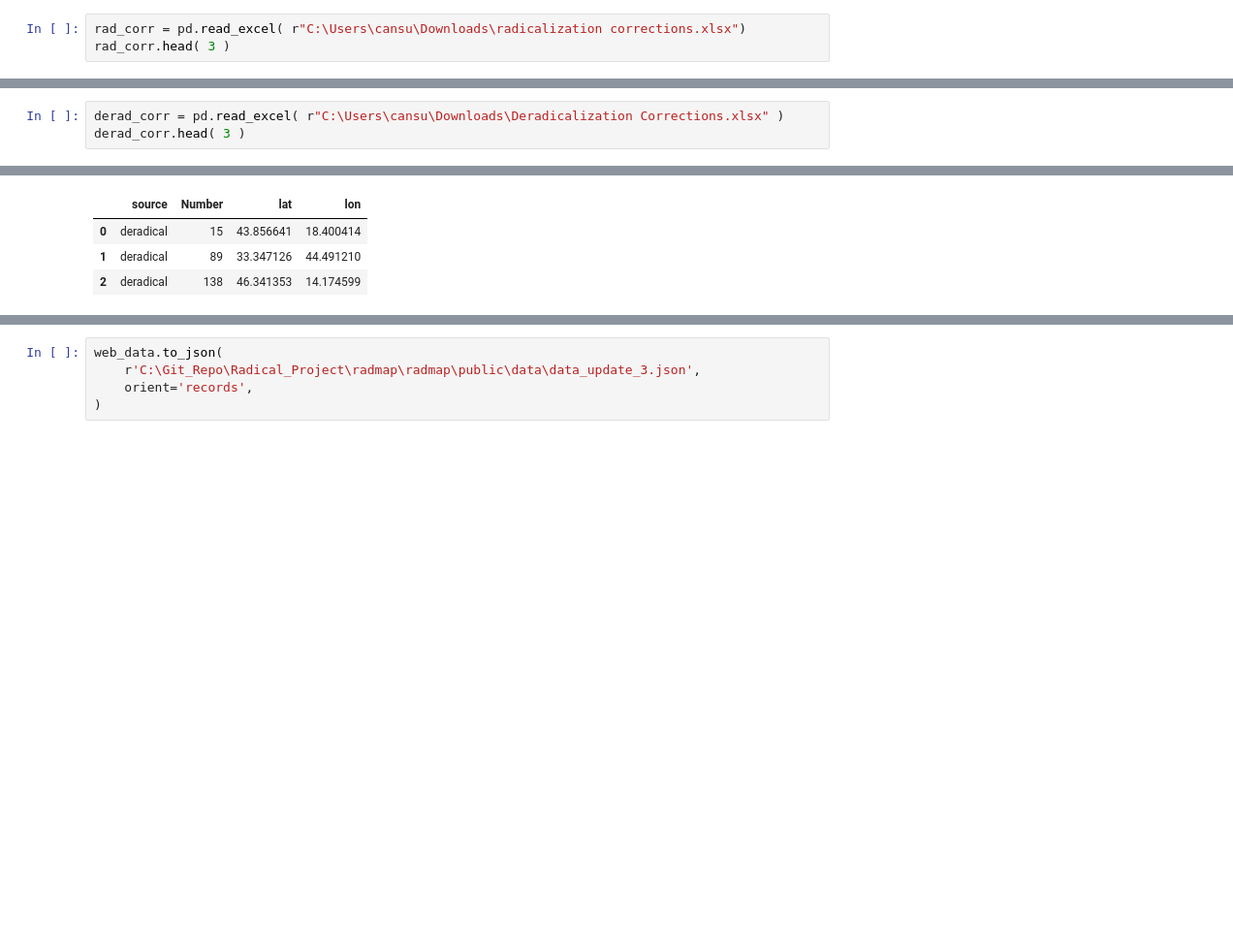
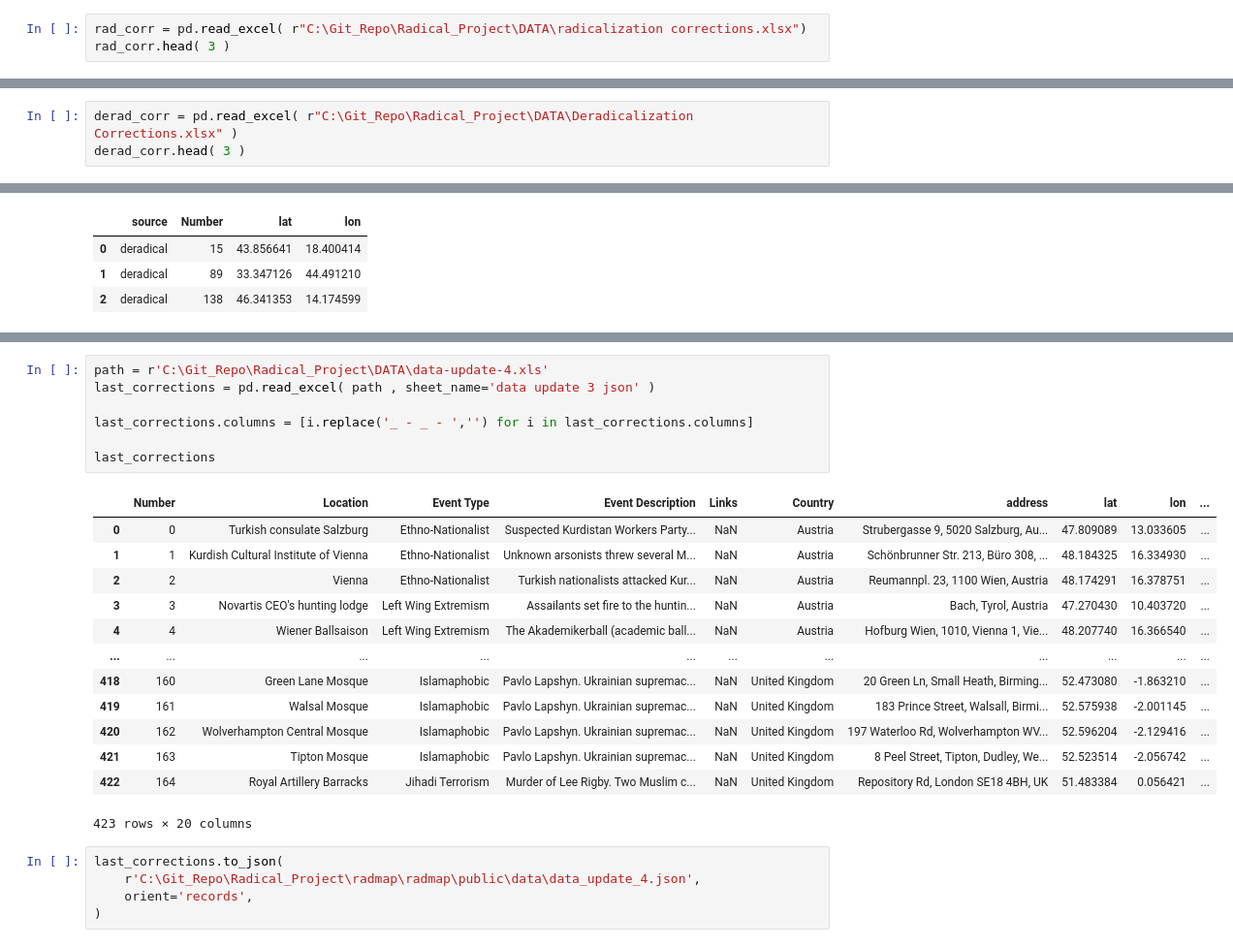
Before and after one commit to cankadir/Radical_Project, a Jupyter notebook: PY/230520_Data_Correction.ipynb, the cells around one changed output, grey strips where cells are left out. Shown at 97% size. Saved outputs shown, nothing was run; the diff lists cells and outputs as text; blank space fills up the shorter version.

Commit message:
Last data update

```diff
--- a/PY/230520_Data_Correction.ipynb
+++ b/PY/230520_Data_Correction.ipynb
@@ -13,7 +13,7 @@ c:\Users\cansu\.conda\envs\Data_Analysis\lib\site-packages\numpy\.libs\libopenbl
 | 1 | 1 | Kurdish Cultural Institute of Vienna | Ethno-Nationalist | Unknown arsonists threw several M... | None | Austria | Schönbrunner Str. 213, Büro 308, ... | 48.184325 | 16.334930 | ... |
 | 2 | 2 | Vienna | Ethno-Nationalist | Turkish nationalists attacked Kur... | None | Austria | Reumannpl. 23, 1100 Wien, Austria | 48.174291 | 16.378751 | ... |
 # %%
-rad_corr = pd.read_excel( r"C:\Users\cansu\Downloads\radicalization corrections.xlsx")
+rad_corr = pd.read_excel( r"C:\Git_Repo\Radical_Project\DATA\radicalization corrections.xlsx")
 rad_corr.head( 3 )
 # %% [output]
 |  | Number | Location | Region | Event Type | Event Description | NAME | address | Links |
@@ -63,7 +37,7 @@ web_data[ (web_data['source']=='radical') & (web_data['Number'].isin(rad_corr['N
 | 102 | 103 | Baghdad | Ethno-Sectarian | The President of the Governing Co... | Ezzedine Salim - Wikipedia | Iraq | Arbataash Tamuz Street, Baghdad 1... | 33.36549 | 44.41625 | ... |
 | 119 | 120 | Khazna | Ethno-Sectarian | The town of Khazna, in the Erbil ... | Truck Bombs Turn Iraqi Village Ne... | Iraq | Khazna, Nineveh Plains, Nineveh G... | 36.53789 | 41.55821 | ... |
 # %%
-derad_corr = pd.read_excel( r"C:\Users\cansu\Downloads\Deradicalization Corrections.xlsx" )
+derad_corr = pd.read_excel( r"C:\Git_Repo\Radical_Project\DATA\Deradicalization Corrections.xlsx" )
 derad_corr.head( 3 )
 # %% [output]
 |  | Number | Program Name | Date | Agents | Approach | Scale | Targets | Location | Region | Event Type | ... |
@@ -142,8 +114,29 @@ web_data[ (web_data['source']=='deradical') & (web_data['Number'].isin(derad_cor
 | 396 | 138 | Sodček bar, Trubarjeva cesta | Right Wing Extremism | Violent racist attack by skinhead... | https://www.mladina.si/93704/) | Slovenia | Linhartov trg 8, 4240 Radovljica,... | 46.341353 | 14.174599 | ... |
 | 401 | 143 | Ljubljana | Anti-Roma | Resettlement of the Roma family S... | https://www.nytimes.com/2006/11/2... | Slovenia | Sostro District, Ljubljana, Slovenia | 46.033235 | 14.672589 | ... |
 | 403 | 145 | Radiotelevizija Slovenija | Anti-Roma | Piramida TV show with Zmago Jelin... | https://www.youtube.com/watch?v=y... | Slovenia | Radiotelevizija Slovenija, Kolodv... | 46.054459 | 14.509074 | ... |
+# %%
+path = r'C:\Git_Repo\Radical_Project\DATA\data-update-4.xls'
+last_corrections = pd.read_excel( path , sheet_name='data update 3 json' )
+
+last_corrections.columns = [i.replace('_ - _ - ','') for i in last_corrections.columns]
+
+last_corrections
+# %% [output]
+|  | Number | Location | Event Type | Event Description | Links | Country | address | lat | lon | ... |
+| 0 | 0 | Turkish consulate Salzburg | Ethno-Nationalist | Suspected Kurdistan Workers Party... | NaN | Austria | Strubergasse 9, 5020 Salzburg, Au... | 47.809089 | 13.033605 | ... |
+| 1 | 1 | Kurdish Cultural Institute of Vienna | Ethno-Nationalist | Unknown arsonists threw several M... | NaN | Austria | Schönbrunner Str. 213, Büro 308, ... | 48.184325 | 16.334930 | ... |
+| 2 | 2 | Vienna | Ethno-Nationalist | Turkish nationalists attacked Kur... | NaN | Austria | Reumannpl. 23, 1100 Wien, Austria | 48.174291 | 16.378751 | ... |
+| 3 | 3 | Novartis CEO's hunting lodge | Left Wing Extremism | Assailants set fire to the huntin... | NaN | Austria | Bach, Tyrol, Austria | 47.270430 | 10.403720 | ... |
+| 4 | 4 | Wiener Ballsaison | Left Wing Extremism | The Akademikerball (academic ball... | NaN | Austria | Hofburg Wien, 1010, Vienna 1, Vie... | 48.207740 | 16.366540 | ... |
+| ... | ... | ... | ... | ... | ... | ... | ... | ... | ... | ... |
+| 418 | 160 | Green Lane Mosque | Islamaphobic | Pavlo Lapshyn. Ukrainian supremac... | NaN | United Kingdom | 20 Green Ln, Small Heath, Birming... | 52.473080 | -1.863210 | ... |
+| 419 | 161 | Walsal Mosque | Islamaphobic | Pavlo Lapshyn. Ukrainian supremac... | NaN | United Kingdom | 183 Prince Street, Walsall, Birmi... | 52.575938 | -2.001145 | ... |
+| 420 | 162 | Wolverhampton Central Mosque | Islamaphobic | Pavlo Lapshyn. Ukrainian supremac... | NaN | United Kingdom | 197 Waterloo Rd, Wolverhampton WV... | 52.596204 | -2.129416 | ... |
+| 421 | 163 | Tipton Mosque | Islamaphobic | Pavlo Lapshyn. Ukrainian supremac... | NaN | United Kingdom | 8 Peel Street, Tipton, Dudley, We... | 52.523514 | -2.056742 | ... |
+| 422 | 164 | Royal Artillery Barracks | Jihadi Terrorism | Murder of Lee Rigby. Two Muslim c... | NaN | United Kingdom | Repository Rd, London SE18 4BH, UK | 51.483384 | 0.056421 | ... |
+423 rows × 20 columns
 # %%
-web_data.to_json(
-    r'C:\Git_Repo\Radical_Project\radmap\radmap\public\data\data_update_3.json',
+last_corrections.to_json(
+    r'C:\Git_Repo\Radical_Project\radmap\radmap\public\data\data_update_4.json',
     orient='records',
 )
```
Also changed, not shown: parts of 3 cells of this notebook, 11 other files.
